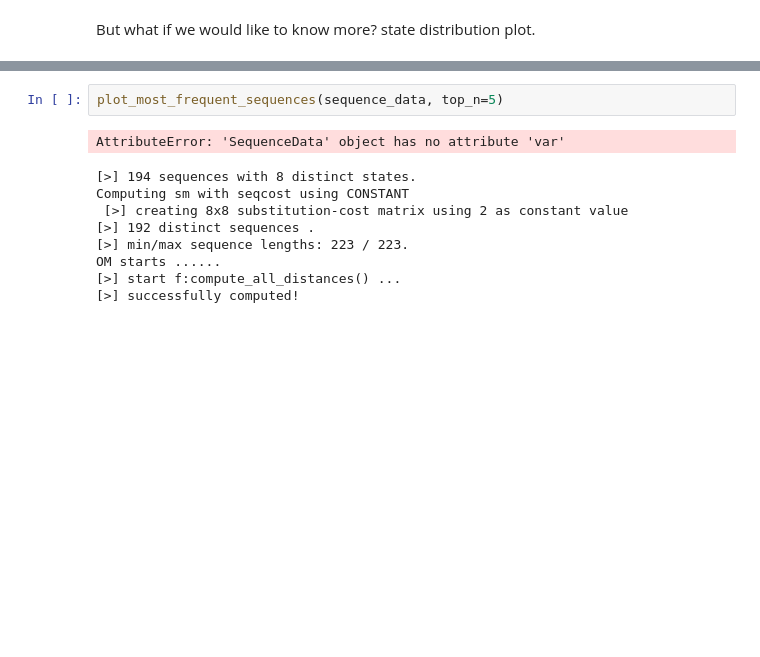
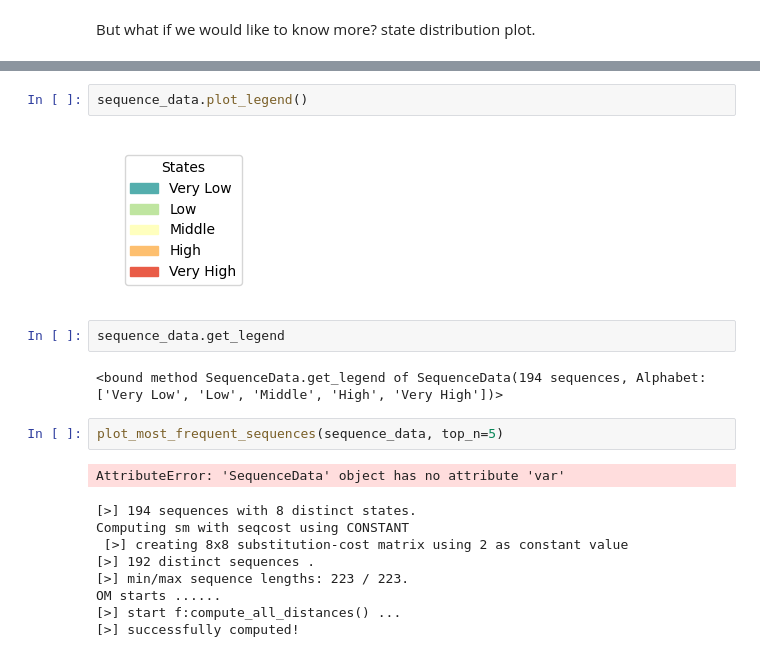
Before and after one commit to Liang-Team/Sequenzo, a Jupyter notebook: Tutorials/01_quickstart.ipynb, the cells around one changed output, grey strips where cells are left out. Saved outputs shown, nothing was run; the diff lists cells and outputs as text; blank space fills up the shorter version.

```diff
--- a/Tutorials/01_quickstart.ipynb
+++ b/Tutorials/01_quickstart.ipynb
@@ -118,3 +152,11 @@ But what if we would like to know more? state distribution plot.
+# %%
+sequence_data.plot_legend()
+# %% [output]
+[figure, added]
+# %%
+sequence_data.get_legend
+# %% [output]
+<bound method SequenceData.get_legend of SequenceData(194 sequences, Alphabet: ['Very Low', 'Low', 'Middle', 'High', 'Very High'])>
 # %%
 plot_most_frequent_sequences(sequence_data, top_n=5)
 # %% [output]
```
Also changed, not shown: parts of 5 cells of this notebook, 3 other files.
